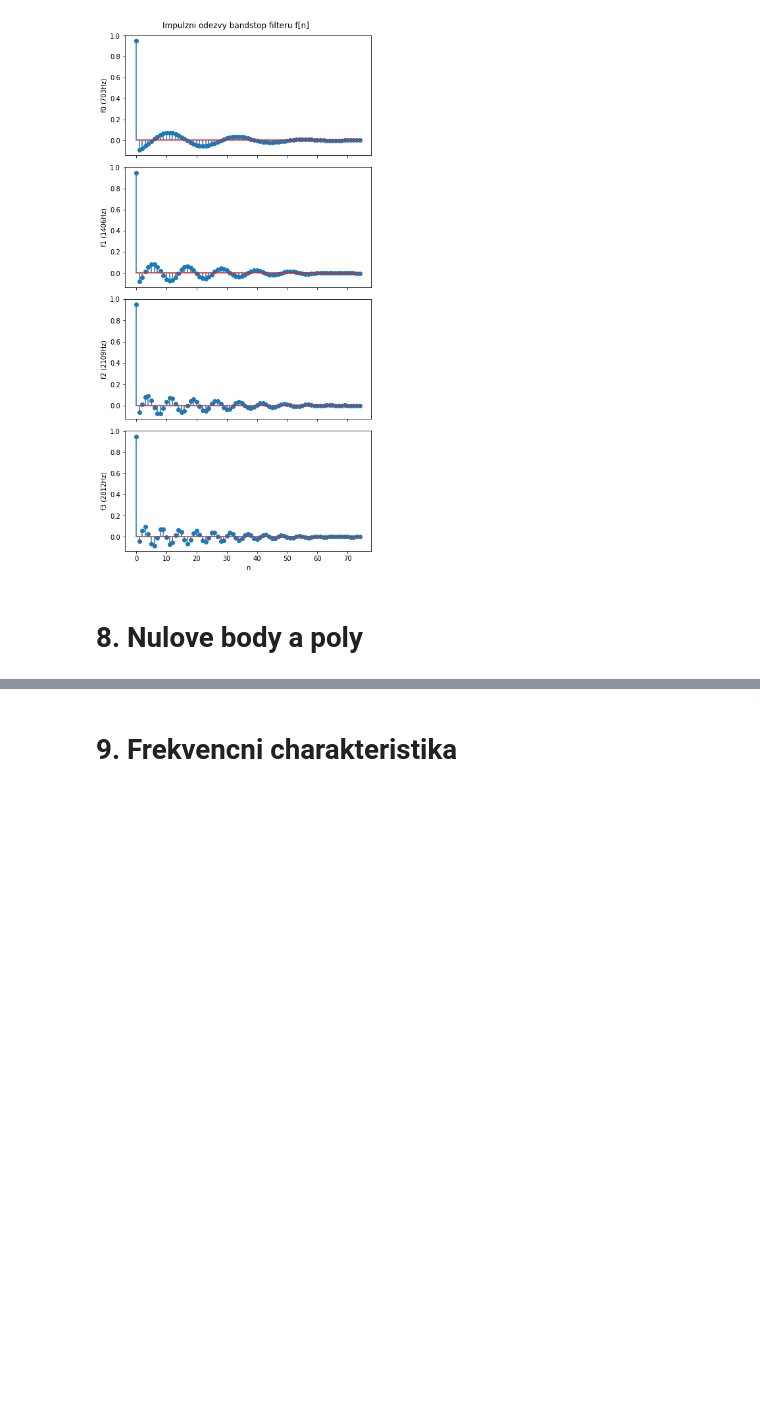
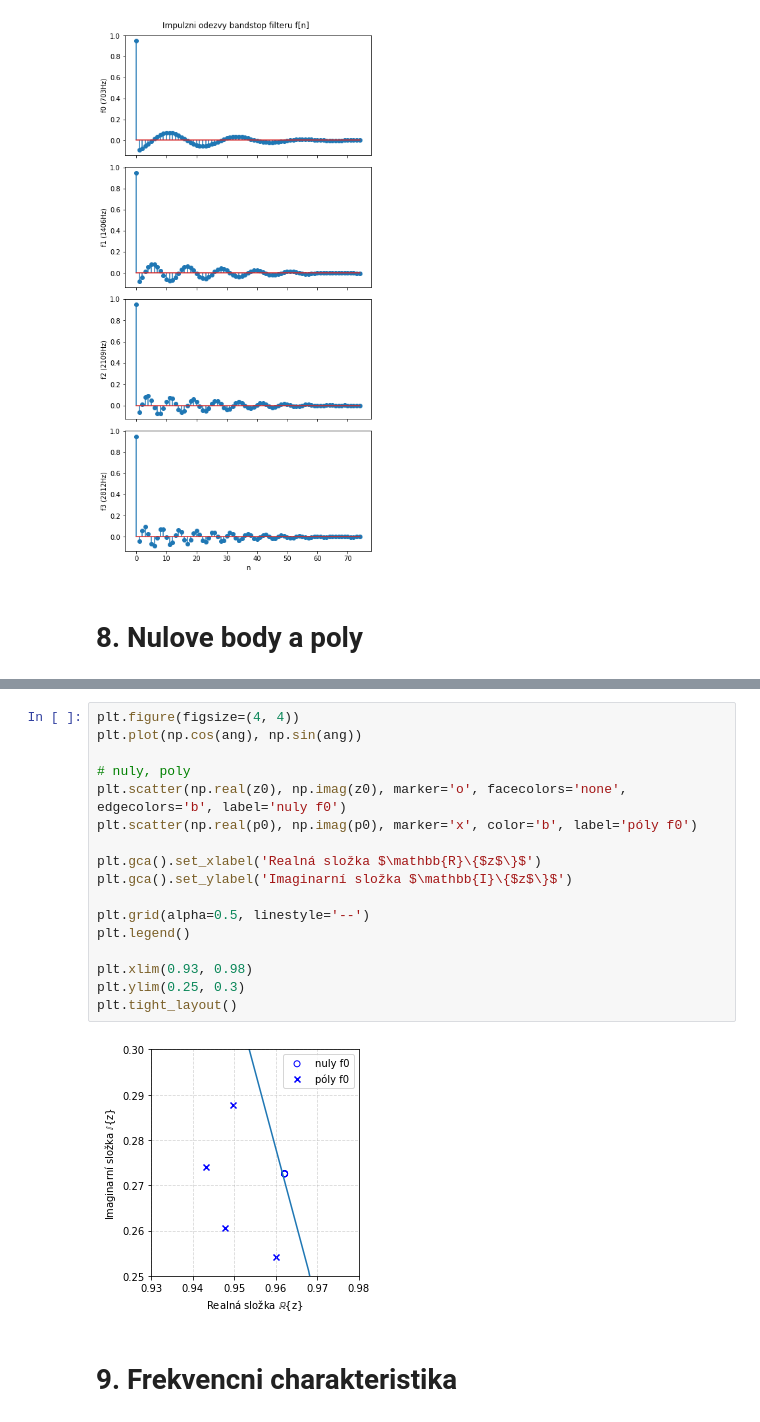
Before and after one commit to Martet/ISS, a Jupyter notebook: src/src.ipynb, the cells around one changed output, grey strips where cells are left out. Saved outputs shown, nothing was run; the diff lists cells and outputs as text; blank space fills up the shorter version.

```diff
--- a/src/src.ipynb
+++ b/src/src.ipynb
@@ -209,6 +208,25 @@ plt.xlim(0, 1)
 plt.tight_layout()
 # %% [output]
 [figure]
+# %%
+plt.figure(figsize=(4, 4))
+plt.plot(np.cos(ang), np.sin(ang))
+
+# nuly, poly
+plt.scatter(np.real(z0), np.imag(z0), marker='o', facecolors='none', edgecolors='b', label='nuly f0')
+plt.scatter(np.real(p0), np.imag(p0), marker='x', color='b', label='póly f0')
+
+plt.gca().set_xlabel('Realná složka $\mathbb{R}\{$z$\}$')
+plt.gca().set_ylabel('Imaginarní složka $\mathbb{I}\{$z$\}$')
+
+plt.grid(alpha=0.5, linestyle='--')
+plt.legend()
+
+plt.xlim(0.93, 0.98)
+plt.ylim(0.25, 0.3)
+plt.tight_layout()
+# %% [output]
+[figure, added]
 # %% [markdown]
 # 9. Frekvencni charakteristika
 # %%
```
Also changed, not shown: parts of 5 cells of this notebook.
